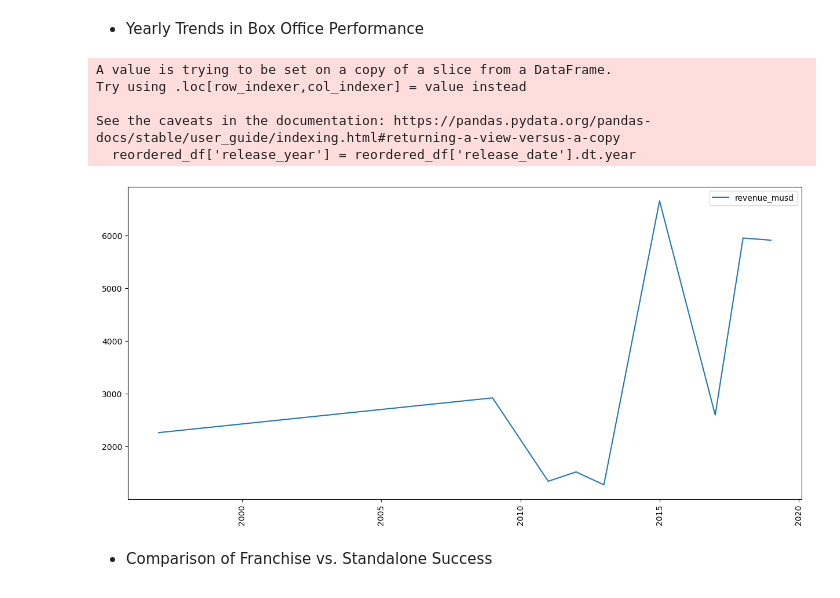
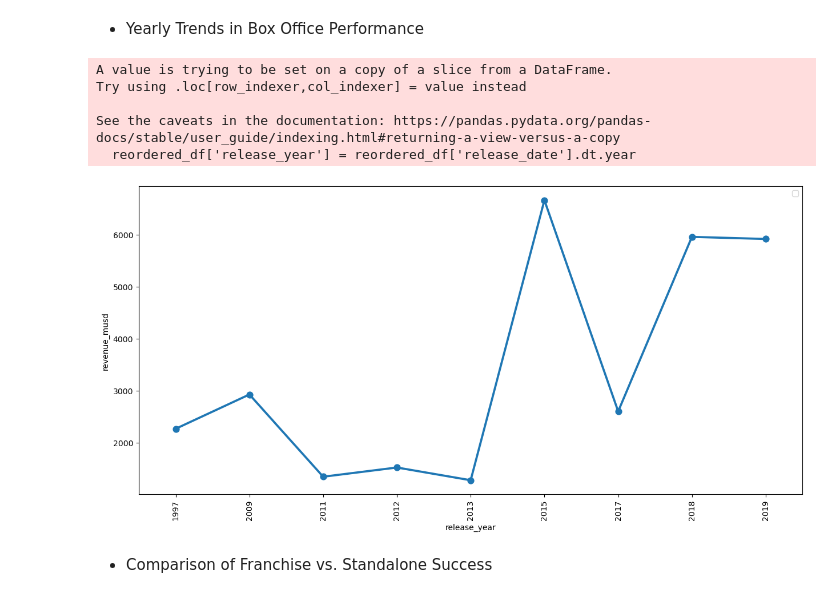
Before and after one commit to kgyauAmtch/Amtch_Personal_Projects, a Jupyter notebook: Project1/notebooks/data_cleaning.ipynb, the cells around one changed output. Saved outputs shown, nothing was run; the diff lists cells and outputs as text; code cells hidden in the pictures.

```diff
--- a/Project1/notebooks/data_cleaning.ipynb
+++ b/Project1/notebooks/data_cleaning.ipynb
@@ -7,7 +7,7 @@ import ast
 import seaborn as sns
 import matplotlib.pyplot as plt
 # %%
-file_path='/Users/gyauk/github/Project1_movie_analysis/Project1/data/raw/movies_08-04-2025_10-27-01.csv'
+file_path='/Users/gyauk/github/Project1_movie_analysis/Project1/data/raw/movies.csv'
 df=pd.read_csv(file_path)
 df.head()
 # %% [output]
@@ -1083,22 +1083,22 @@ plt.show()
 # %%
 # Add hue parameter to the pointplot to plot for each state
 reordered_df['release_year'] = reordered_df['release_date'].dt.year
 plt.figure(figsize=(15, 7)) # To resize the plot
 yearly_df = reordered_df.groupby('release_year').agg({
         'revenue_musd': 'sum',
         'budget_musd': 'sum'
     }).reset_index()
-plt.plot(yearly_df['release_year'], yearly_df['revenue_musd'], data=yearly_df)
+sns.pointplot(x='release_year', y='revenue_musd', data=yearly_df)
 plt.legend(bbox_to_anchor=(1, 1))
 plt.xticks(rotation=90)
 plt.show()
 # %% [output]
 A value is trying to be set on a copy of a slice from a DataFrame.
 Try using .loc[row_indexer,col_indexer] = value instead
 
 See the caveats in the documentation: https://pandas.pydata.org/pandas-docs/stable/user_guide/indexing.html#returning-a-view-versus-a-copy
   reordered_df['release_year'] = reordered_df['release_date'].dt.year
-[figure, old version]
+[figure, new version]
 # %% [markdown]
 - Comparison of Franchise vs. Standalone Success
 # %%
```
Also changed, not shown: parts of 9 cells of this notebook, 6 other files.
